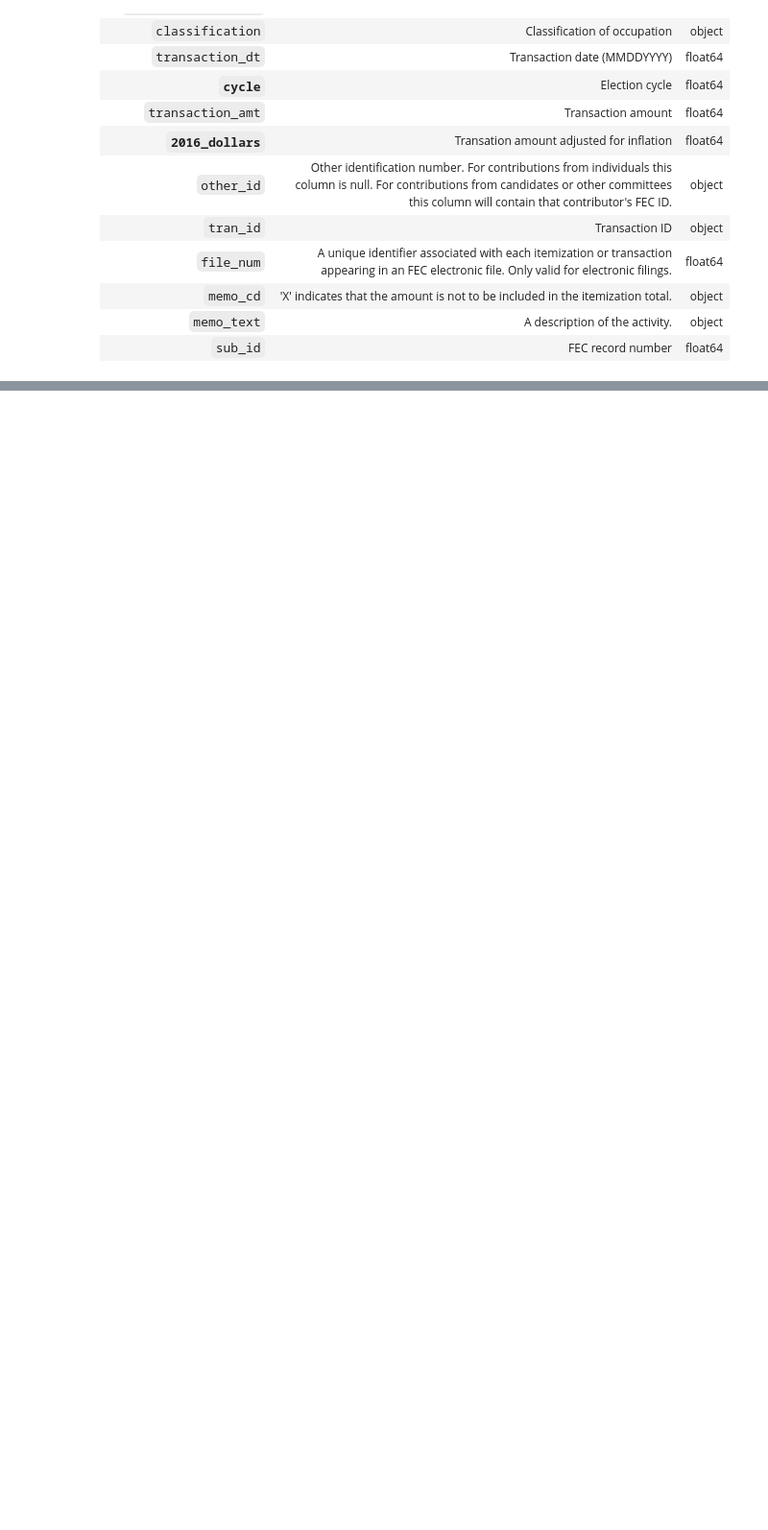
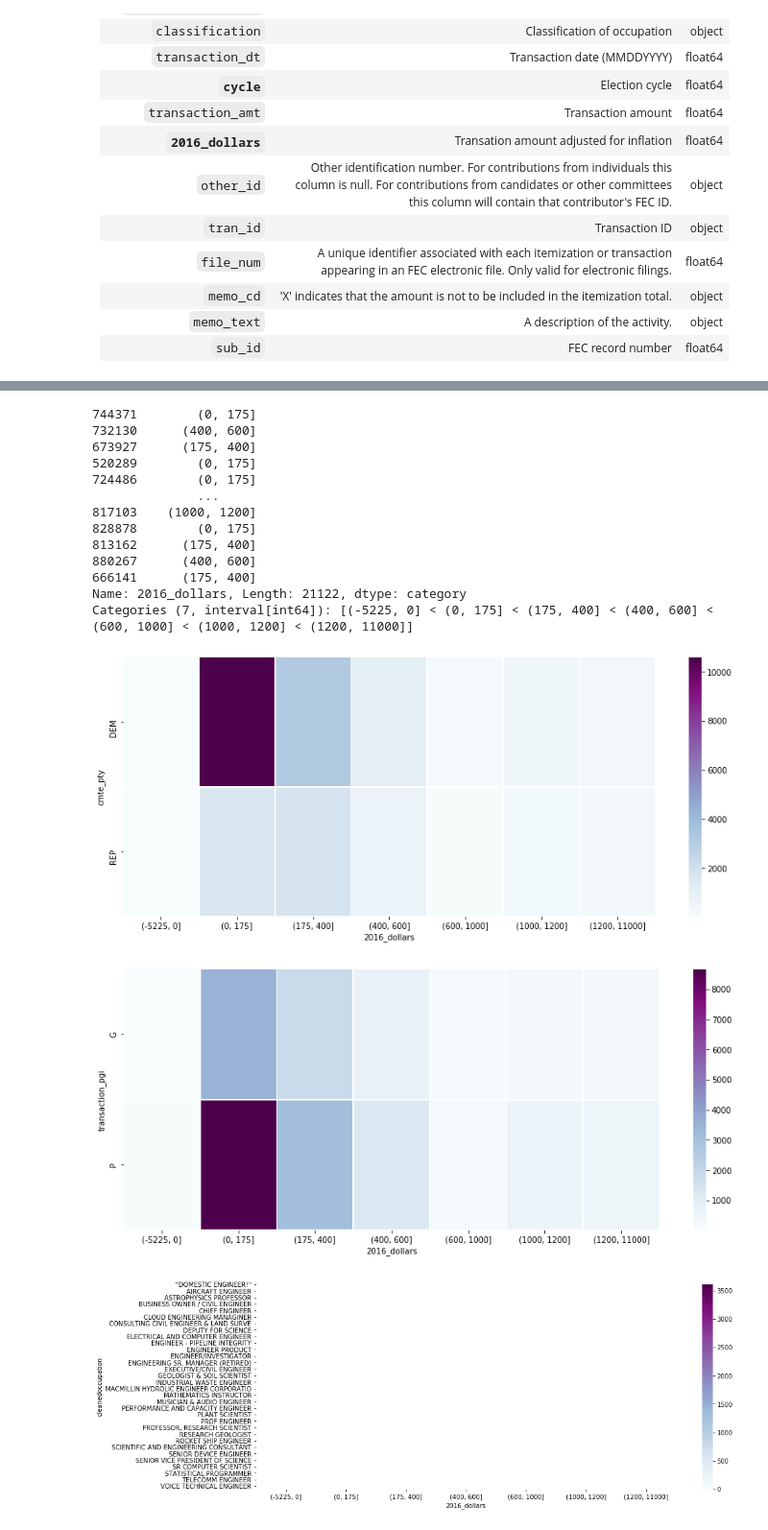
Before and after one commit to alyssapacleb/DataAnalytics, a Jupyter notebook: Finalntbk_MLPClf_Ryan.ipynb, the cells around one changed output, grey strips where cells are left out. Shown at 96% size. Drawn from its saved outputs; the diff is of its cells as text; code cells hidden in the pictures; blank space fills up the shorter version.

```diff
--- a/Finalntbk_MLPClf_Ryan.ipynb
+++ b/Finalntbk_MLPClf_Ryan.ipynb
@@ -536,0 +136,24 @@ Out[29].mean()
+# %%
+# bin it with respect to other features: the distribution suggests this binning
+# values less than 0, [0, 175], [175, 400], [400, 600], [600, 8000], [1000, 1200], [1200+]
+bins = pd.cut(copy.copy()['2016_dollars'], bins=[-5225, 0, 175, 400, 600, 1000, 1200, 11000])
+print(bins)
+binned = copy.assign(**{'2016_dollars': bins})
+hmap(binned, fixed_feature='2016_dollars')
+# %% [output]
+744371        (0, 175]
+732130      (400, 600]
+673927      (175, 400]
+520289        (0, 175]
+724486        (0, 175]
+              ...
+817103    (1000, 1200]
+828878        (0, 175]
+813162      (175, 400]
+880267      (400, 600]
+666141      (175, 400]
+Name: 2016_dollars, Length: 21122, dtype: category
+Categories (7, interval[int64]): [(-5225, 0] < (0, 175] < (175, 400] < (400, 600] < (600, 1000] < (1000, 1200] < (1200, 11000]]
+[figure, added]
+[figure, added]
+[figure, added]
```
Also changed, not shown: parts of 81 cells of this notebook, 2 other files.
